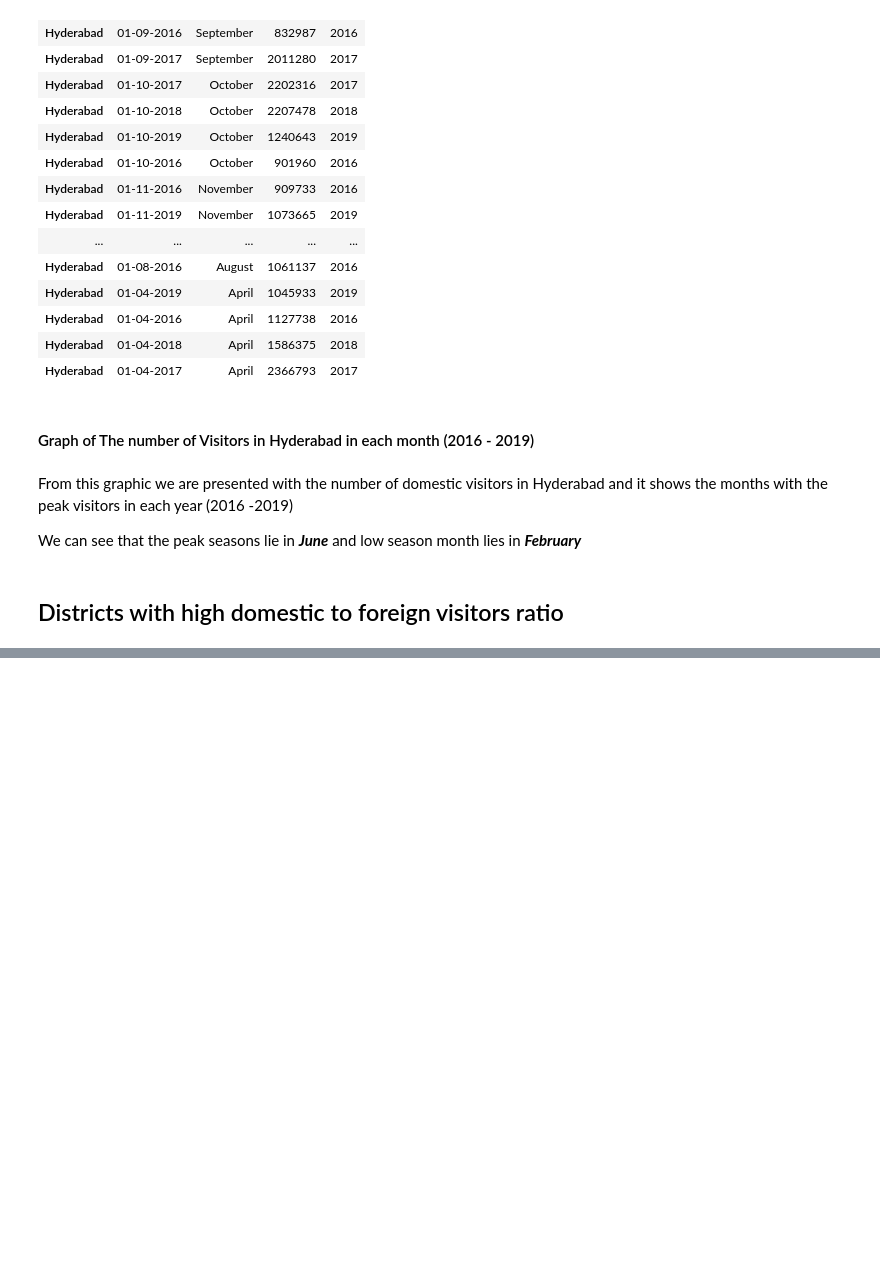
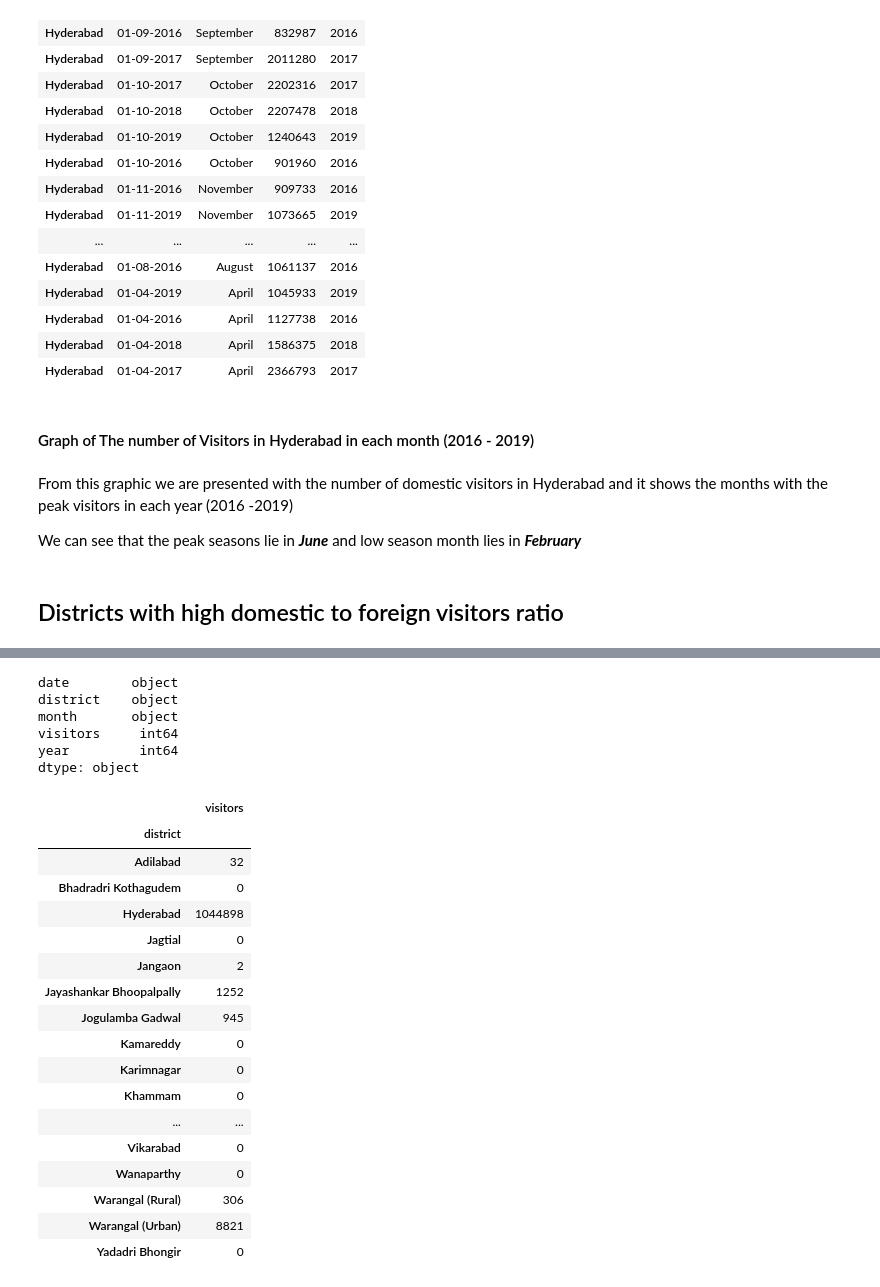
Before and after one commit to Ayomided/Telanagana-Tourism-Analysis, a Jupyter notebook: data_cleaning.ipynb, the cells around one changed output, grey strips where cells are left out. Drawn from its saved outputs; the diff is of its cells as text; code cells hidden in the pictures; blank space fills up the shorter version.

Commit message:
calculated domestic to foreign tourist ratio

```diff
--- a/data_cleaning.ipynb
+++ b/data_cleaning.ipynb
@@ -440,3 +440,9 @@ From this graphic we are presented with the number of domestic visitors in Hyder
 We can see that the peak seasons lie in **_June_** and low season month lies in **_February_**
 # %% [markdown]
 ## Districts with high domestic to foreign visitors ratio
+# %%
+merged_df2['visitors'] = merged_df2.visitors.str.strip()
+merged_df2['visitors'] = merged_df2['visitors'].apply(
+    lambda x: 0 if x == '' else x)
+merged_df2['visitors'] = merged_df2['visitors'].fillna(0)
+merged_df2.visitors = merged_df2.visitors.astype('int')
@@ -442,0 +465,37 @@ We can see that the peak seasons lie in **_June_** and low season month lies in
+# %%
+merged_df2.dtypes
+# %% [output]
+date        object
+district    object
+month       object
+visitors     int64
+year         int64
+dtype: object
+# %%
+foreign_vsum = []
+foreign_vsum = merged_df2.groupby('district')['visitors'].sum()
+foreign_vsum = pd.DataFrame(foreign_vsum)
+# = foreign_vsum.sort_values(ascending=False)
+# district_visitors_top = district_visitors_sum[: 10]
+# district_visitors_top
+# %%
+foreign_vsum
+# %% [output]
+|  | visitors |
+| district |  |
+| Adilabad | 32 |
+| Bhadradri Kothagudem | 0 |
+| Hyderabad | 1044898 |
+| Jagtial | 0 |
+| Jangaon | 2 |
+| Jayashankar Bhoopalpally | 1252 |
+| Jogulamba Gadwal | 945 |
+| Kamareddy | 0 |
+| Karimnagar | 0 |
+| Khammam | 0 |
+| ... | ... |
+| Vikarabad | 0 |
+| Wanaparthy | 0 |
+| Warangal (Rural) | 306 |
+| Warangal (Urban) | 8821 |
+| Yadadri Bhongir | 0 |
```
Also changed, not shown: parts of 6 cells of this notebook.
